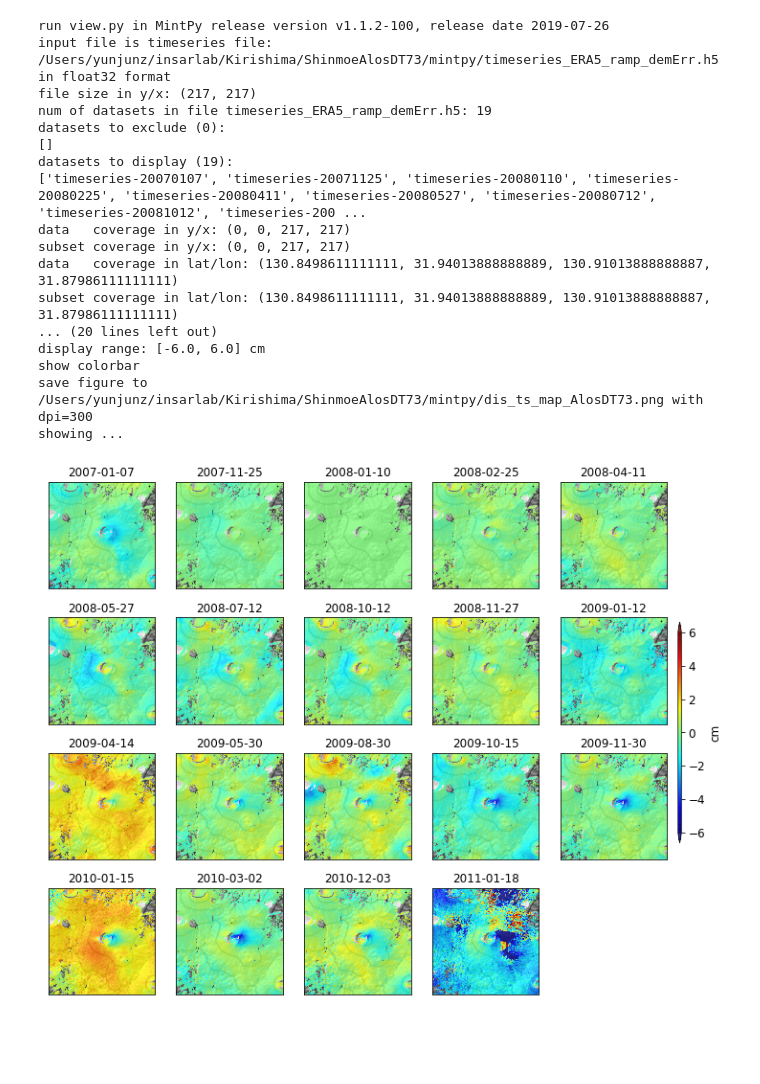
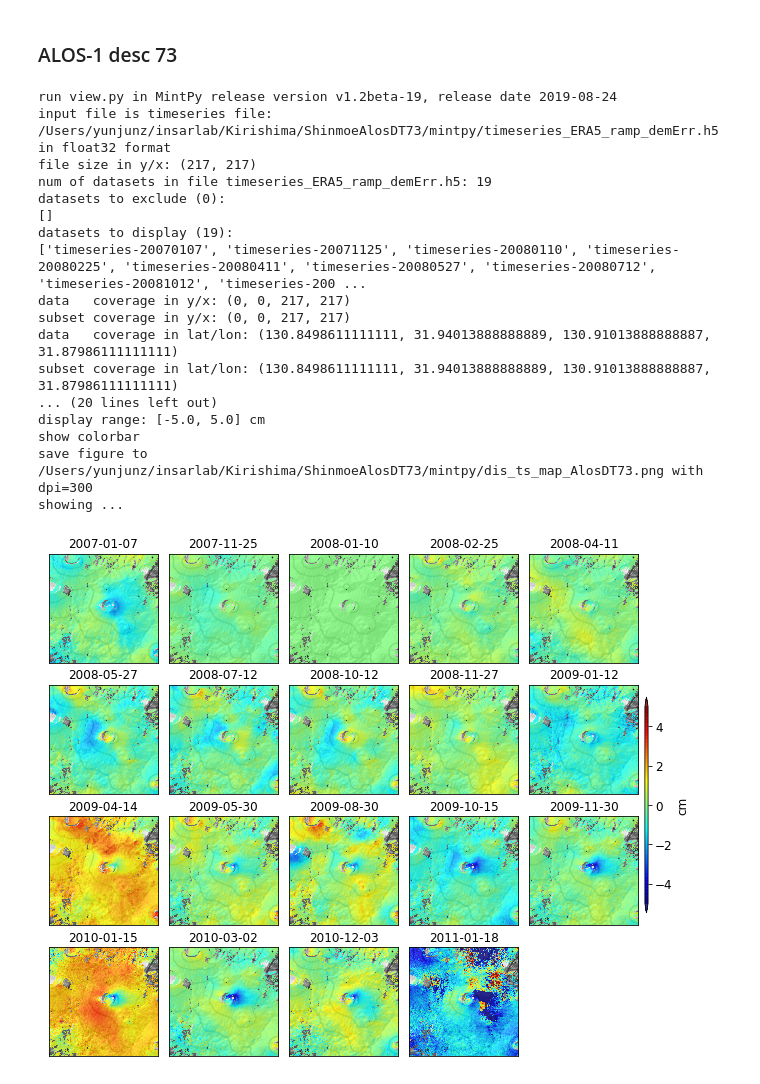
Before and after one commit to geodesymiami/2021-Kirishima, a Jupyter notebook: Fig_S2-S4_dis_ts_map.ipynb, the cells around one changed output. Cells and saved outputs as stored; diff of their text form; code cells hidden in the pictures; blank space fills up the shorter version.

```diff
--- a/Fig_S2-S4_dis_ts_map.ipynb
+++ b/Fig_S2-S4_dis_ts_map.ipynb
@@ -21,30 +43,32 @@ Go to directory /Users/yunjunz/Documents/Paper/2019_Kirishima/notebooks/Shinmoe_
+# %% [markdown]
+### ALOS-1 desc 73
 # %%
-## AlosDT73
 proj_dir = os.path.expanduser('~/insarlab/Kirishima/ShinmoeAlosDT73/mintpy')
 ts_file = os.path.join(proj_dir, 'timeseries_ERA5_ramp_demErr.h5')
 dem_file = os.path.join(proj_dir, 'inputs/geometryGeo.h5')
 
 out_fig = os.path.join(proj_dir, 'dis_ts_map_AlosDT73.png')
 
-scp_args = '{t} --nrows 4 --ncols 5 -v -6 6 --figsize 10 8 --dem {d} '.format(t=ts_file, d=dem_file)
-scp_args += ' {p} -o {o} '.format(p=opt, o=out_fig) # output config
+scp_args = '{t} --nrows 4 --ncols 5 -v -5 5 --figsize 9 7.5 --dem {d} '.format(t=ts_file, d=dem_file)
+scp_args += ' --wspace 0.1 --hspace 0.05 '
+scp_args += ' --dpi 300 -o {o} '.format(o=out_fig) # output config
 view.main(scp_args.split())
 # %% [output]
-run view.py in MintPy release version v1.1.2-100, release date 2019-07-26
+run view.py in MintPy release version v1.2beta-19, release date 2019-08-24
 input file is timeseries file: /Users/yunjunz/insarlab/Kirishima/ShinmoeAlosDT73/mintpy/timeseries_ERA5_ramp_demErr.h5 in float32 format
 file size in y/x: (217, 217)
 num of datasets in file timeseries_ERA5_ramp_demErr.h5: 19
 datasets to exclude (0):
 []
 datasets to display (19):
 ['timeseries-20070107', 'timeseries-20071125', 'timeseries-20080110', 'timeseries-20080225', 'timeseries-20080411', 'timeseries-20080527', 'timeseries-20080712', 'timeseries-20081012', 'timeseries-200 ...
 data   coverage in y/x: (0, 0, 217, 217)
 subset coverage in y/x: (0, 0, 217, 217)
 data   coverage in lat/lon: (130.8498611111111, 31.94013888888889, 130.91013888888887, 31.87986111111111)
 subset coverage in lat/lon: (130.8498611111111, 31.94013888888889, 130.91013888888887, 31.87986111111111)
 ... (20 lines left out)
-display range: [-6.0, 6.0] cm
+display range: [-5.0, 5.0] cm
 show colorbar
 save figure to /Users/yunjunz/insarlab/Kirishima/ShinmoeAlosDT73/mintpy/dis_ts_map_AlosDT73.png with dpi=300
 showing ...
-[figure, old version]
+[figure, new version]
```
Also changed, not shown: parts of 8 cells of this notebook.
